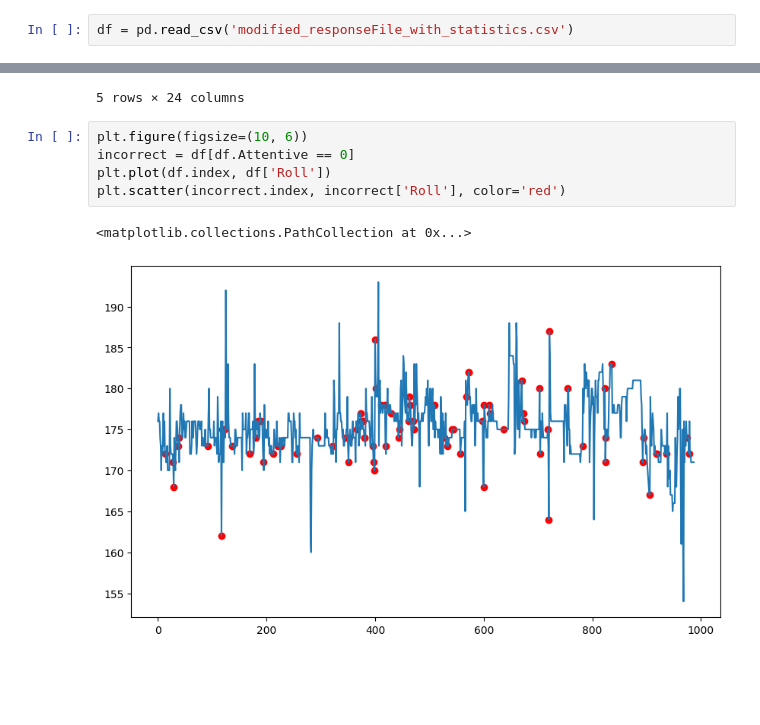
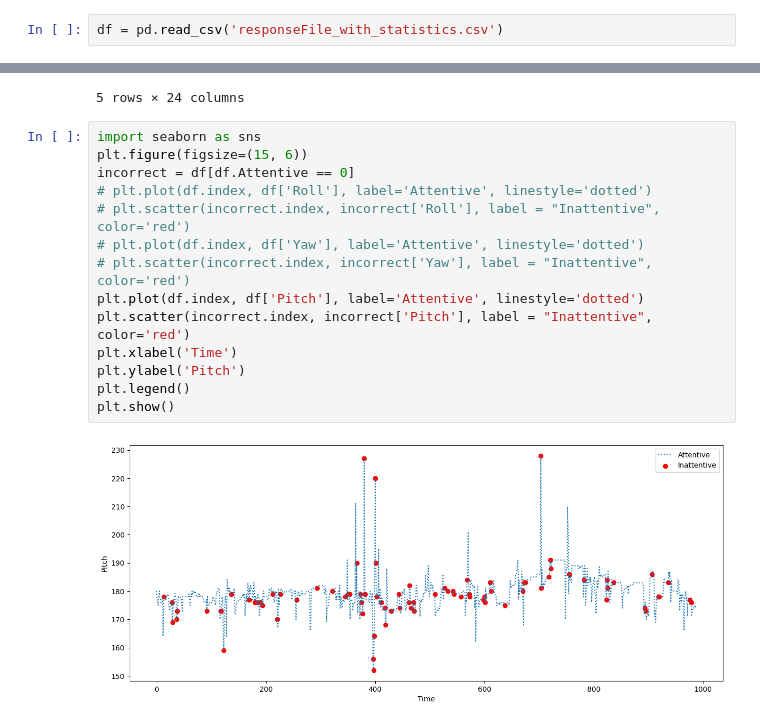
Before and after one commit to Waleed-Mujahid/attentiveness_detection_vr, a Jupyter notebook: analysis.ipynb, the cells around one changed output, grey strips where cells are left out. Cells and saved outputs as stored; diff of their text form; blank space fills up the shorter version.

```diff
--- a/analysis.ipynb
+++ b/analysis.ipynb
@@ -4,7 +4,7 @@ import numpy as np
 import statsmodels.api as sm
 import matplotlib.pyplot as plt
 # %%
-df = pd.read_csv('modified_responseFile_with_statistics.csv')
+df = pd.read_csv('responseFile_with_statistics.csv')
 # %%
 df.head()
 # %% [output]
@@ -15,11 +15,19 @@ df.head()
 | 3 | 6994 | 971 | C | Yes | NaN | 175 | 167 | 176 | ... |
 | 4 | 8762 | 738 | P | Yes | NaN | 178 | 185 | 174 | ... |
 5 rows × 24 columns
-# %%
-plt.figure(figsize=(10, 6))
-incorrect = df[df.Attentive == 0]
-plt.plot(df.index, df['Roll'])
-plt.scatter(incorrect.index, incorrect['Roll'], color='red')
-# %% [output]
-<matplotlib.collections.PathCollection at 0x...>
-[figure, removed]
+# %%
+import seaborn as sns
+plt.figure(figsize=(15, 6))
+incorrect = df[df.Attentive == 0]
+# plt.plot(df.index, df['Roll'], label='Attentive', linestyle='dotted')
+# plt.scatter(incorrect.index, incorrect['Roll'], label = "Inattentive", color='red')
+# plt.plot(df.index, df['Yaw'], label='Attentive', linestyle='dotted')
+# plt.scatter(incorrect.index, incorrect['Yaw'], label = "Inattentive", color='red')
+plt.plot(df.index, df['Pitch'], label='Attentive', linestyle='dotted')
+plt.scatter(incorrect.index, incorrect['Pitch'], label = "Inattentive", color='red')
+plt.xlabel('Time')
+plt.ylabel('Pitch')
+plt.legend()
+plt.show()
+# %% [output]
+[figure, added]
```
Also changed, not shown: parts of 6 cells of this notebook, 6 other files.
